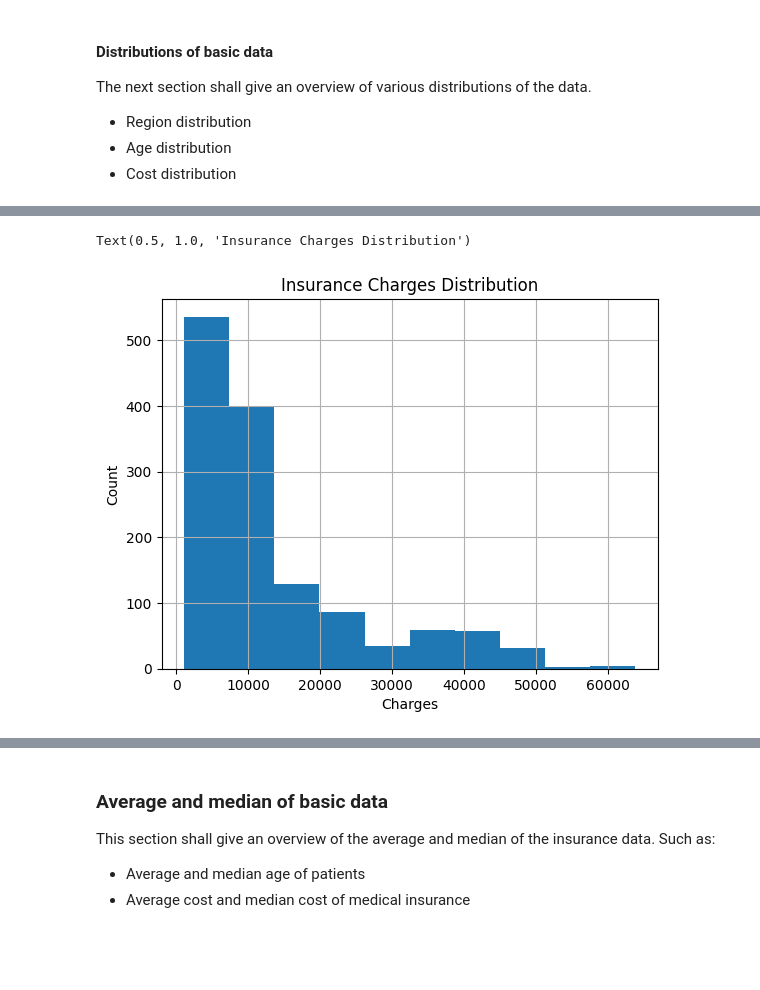
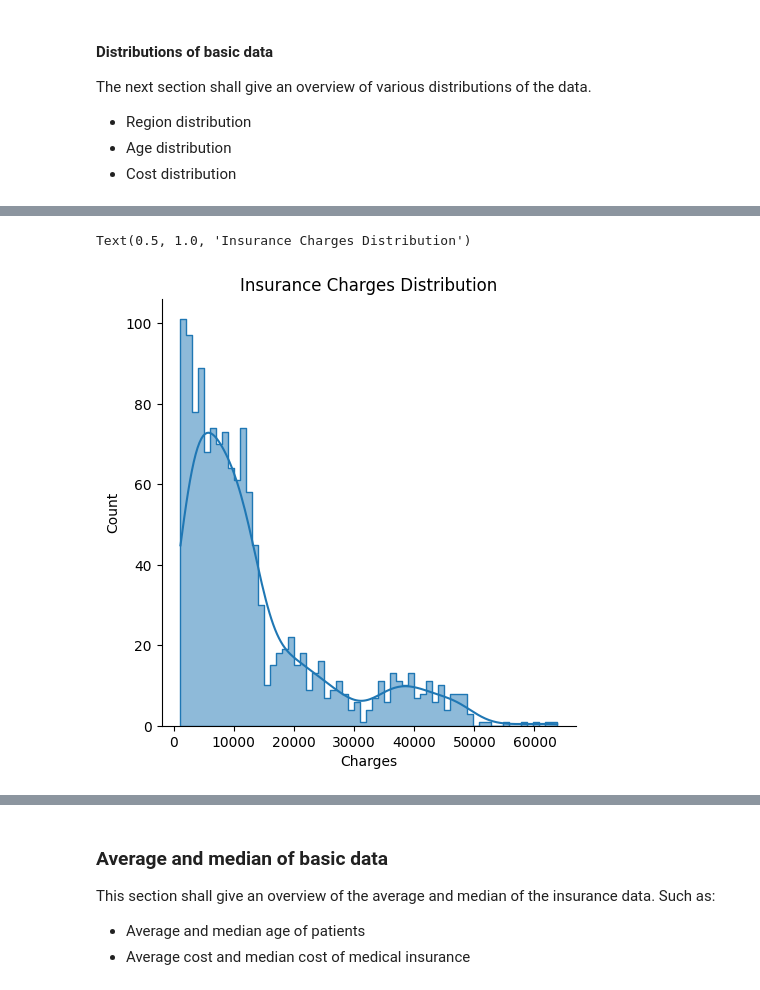
Before and after one commit to kairedecker/portfolio-medical-insurance-data, a Jupyter notebook: us-medical-insurance-costs_pandas.ipynb, the cells around one changed output, grey strips where cells are left out. Drawn from its saved outputs; the diff is of its cells as text; code cells hidden in the pictures; blank space fills up the shorter version.

Commit message:
Changed visuals

```diff
--- a/us-medical-insurance-costs_pandas.ipynb
+++ b/us-medical-insurance-costs_pandas.ipynb
@@ -74,11 +79,9 @@ Text(0, 0.5, 'Count')
 # %%
-# Cost distribution of patients
-cost_distribution = medical_insurance_df['charges'].hist()
-# Axes labels
+sn.displot(medical_insurance_df, x="charges", binwidth=1000, element="step", kde=True)
 plt.pyplot.xlabel('Charges')
 plt.pyplot.ylabel('Count')
 plt.pyplot.title('Insurance Charges Distribution')
 # %% [output]
 Text(0.5, 1.0, 'Insurance Charges Distribution')
-[figure, old version]
+[figure, new version]
 # %%
```
Also changed, not shown: parts of 3 cells of this notebook.
